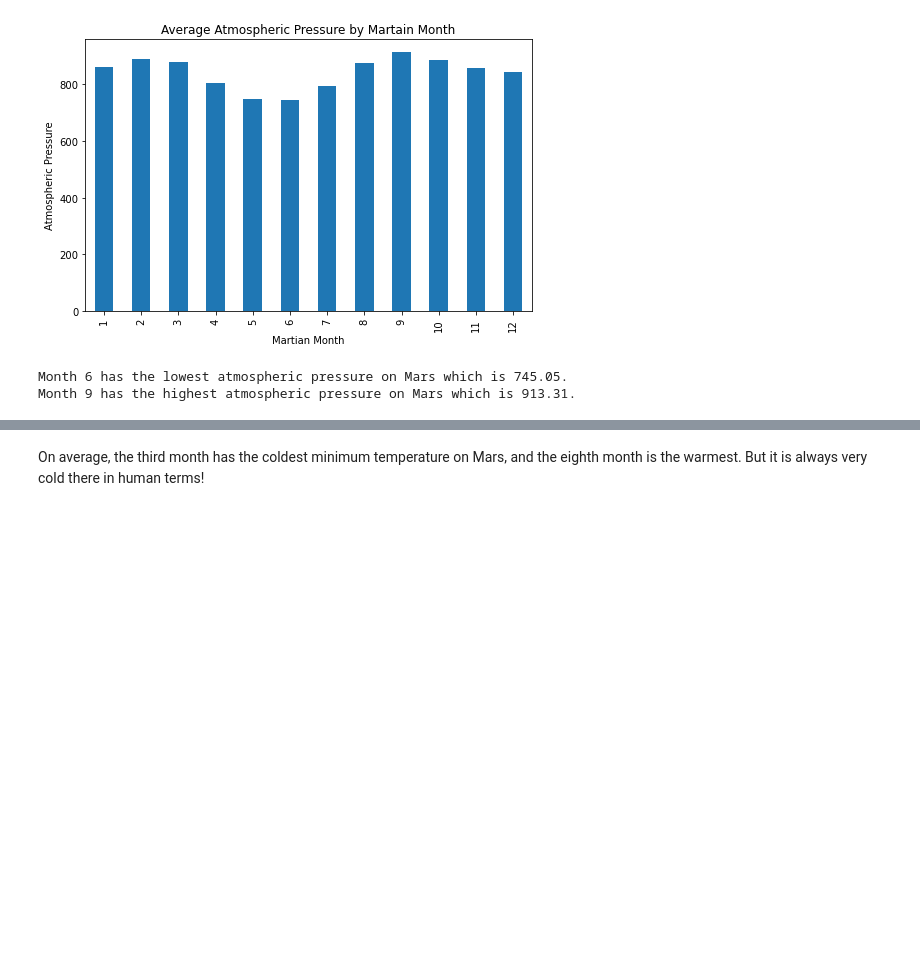
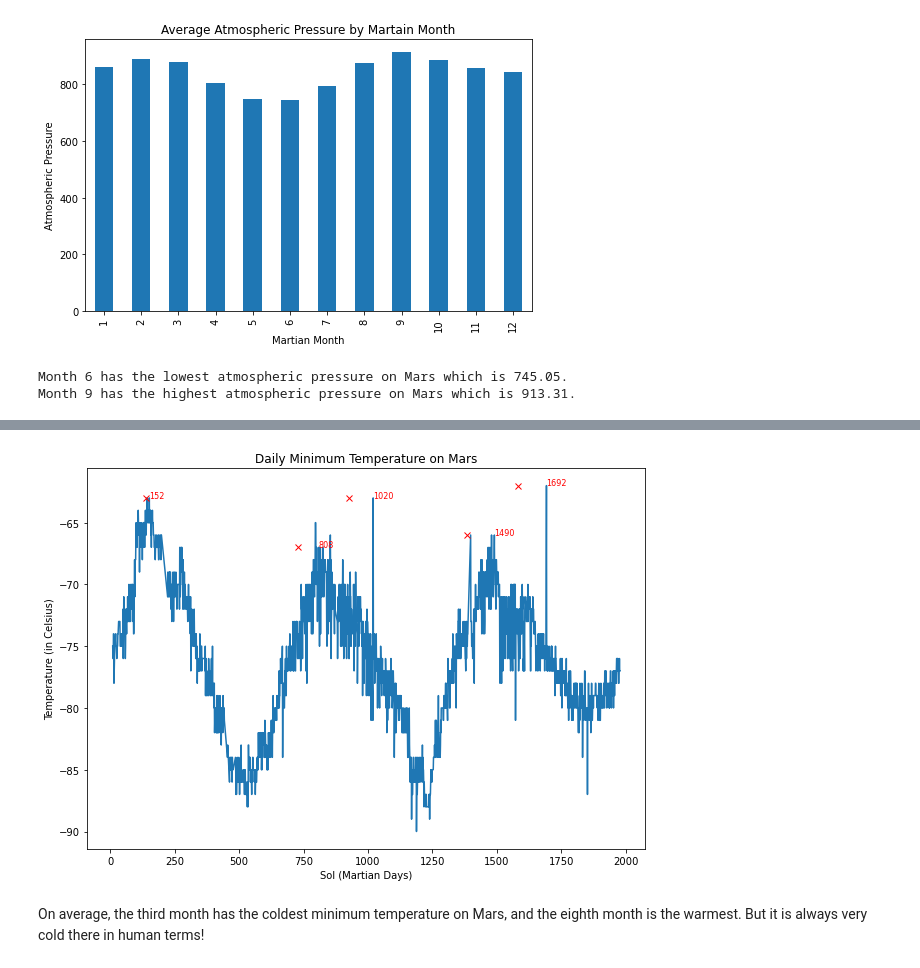
Before and after one commit to saraparveen26/WebScraping-Mars, a Jupyter notebook: Mars/part_2_mars_weather.ipynb, the cells around one changed output, grey strips where cells are left out. Cells and saved outputs as stored; diff of their text form; code cells hidden in the pictures; blank space fills up the shorter version.

```diff
--- a/Mars/part_2_mars_weather.ipynb
+++ b/Mars/part_2_mars_weather.ipynb
@@ -329,3 +347,30 @@ print(difference)
+# %%
+# 5. How many terrestrial (earth) days are there in a Martian year?
+x = weather_df['sol']
+y = weather_df['min_temp']
+
+peaks, _ = find_peaks(y, height=-67, threshold=2, distance=150)
+
+# Visually estimate the result by plotting the daily minimum temperature on Mars
+Fig4, ax = plt.subplots(figsize=(10,7))
+plt.plot(x, y)
+plt.plot(peaks, y[peaks], "x", color='r')
+
+for i, j in zip(x[peaks],y[peaks]):
+    ax.annotate(i, xy=(i,j), size=8, color='r')
+
+# Set axis labels and chart title
+plt.xlabel("Sol (Martian Days)")
+plt.ylabel("Temperature (in Celsius)")
+plt.title("Daily Minimum Temperature on Mars")
+
+# Save the chart image
+# plt.savefig('Output/Fig3.png')
+
+# Show the chart
+plt.show()
+# %% [output]
+[figure, added]
 # %% [markdown]
 On average, the third month has the coldest minimum temperature on Mars, and the eighth month is the warmest. But it is always very cold there in human terms!
 # %% [markdown]
```
Also changed, not shown: parts of 7 cells of this notebook, 1 other file.
